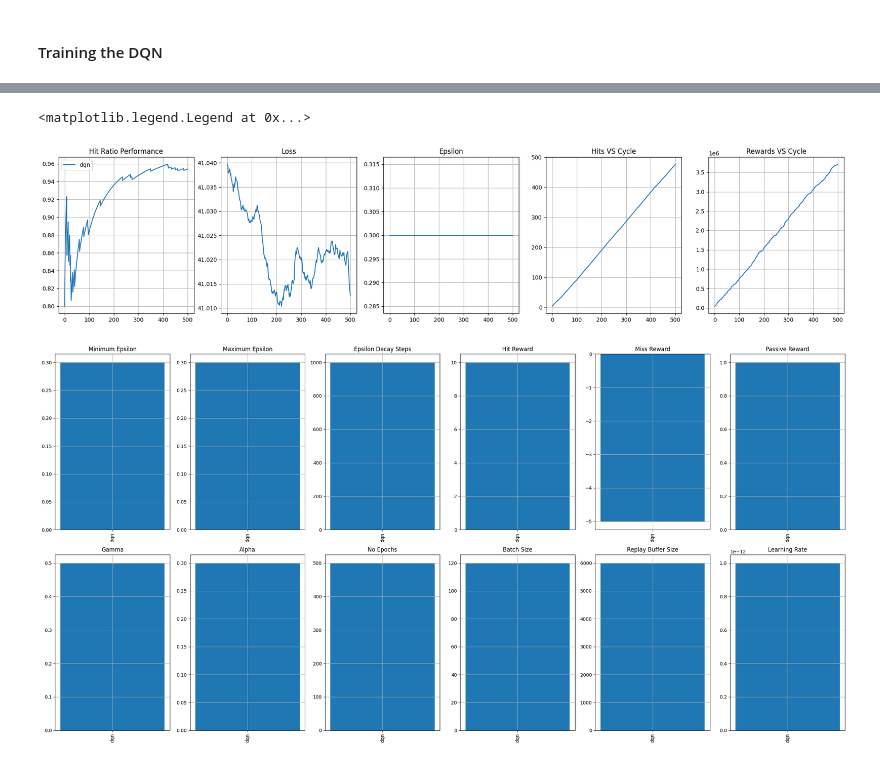
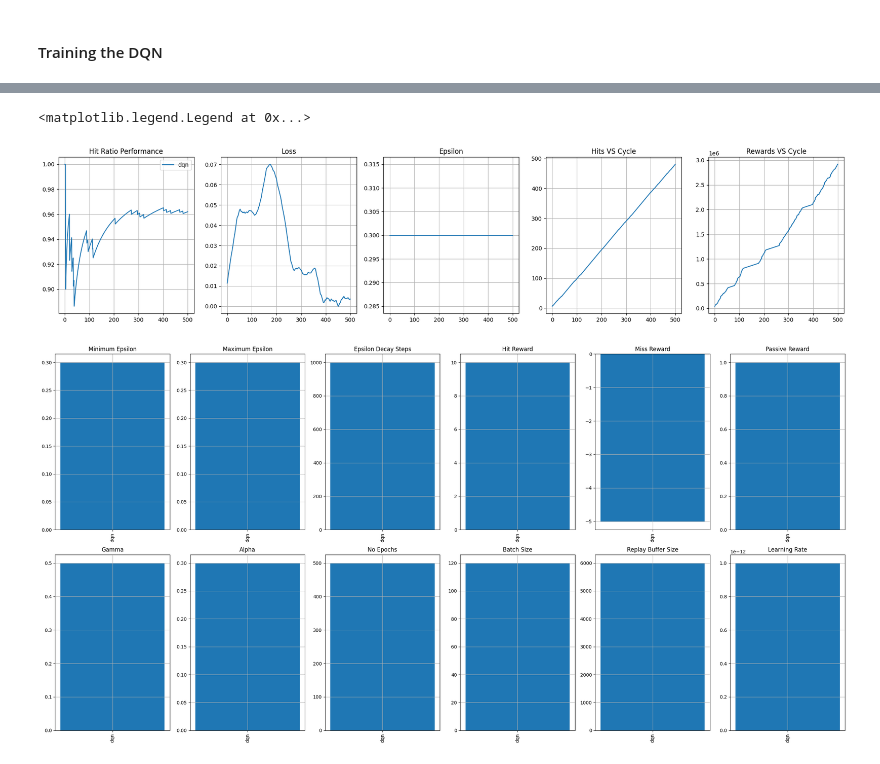
Before and after one commit to emmanuel-olateju/atari_pingpong, a Jupyter notebook: training.ipynb, the cells around one changed output, grey strips where cells are left out. Drawn from its saved outputs; the diff is of its cells as text; code cells hidden in the pictures.

```diff
--- a/training.ipynb
+++ b/training.ipynb
@@ -240,7 +240,7 @@ hits: 468 | no_cycles: 501 | rewards: 380455697.3018283
 # %%
 import matplotlib.pyplot as plt
 
-training_dir = "DQN_training_sessions/"
+training_dir = "artifacts/models/"
 aqn_session = (joblib.load(training_dir+"aqn.sav"))
 
 fig,ax = plt.subplots(1,4,figsize=(16,4))
@@ -550,7 +550,7 @@ checkpoint_model(model_name,Online_DQN,history,"DQN_training_sessions/",model_na
 # %%
 import matplotlib.pyplot as plt
 # %%
-training_dir = "DQN_training_sessions/"
+training_dir = "artifacts/models/"
 training_sessions = []
 sessions_name = []
 files = os.listdir(training_dir)
@@ -562,35 +562,35 @@ for file in files:
     training_sessions.append(joblib.load(training_dir+file))
     sessions_name.append(training_sessions[-1]["name"])
 
 fig,ax = plt.subplots(1,5,figsize=(25,5))
 
 for train in training_sessions:
     window_size = ws = int(no_epochs*0.3)
     weights = np.ones(window_size)/window_size
     loss__ = np.array([loss_.detach().numpy() for loss_ in train["history"]["loss"]])
     loss__ = np.convolve(loss__,weights)
     hits_epoch_slope_ = train["PERFORMANCE"]["hits_epoch_slope"]
     rewards_epoch_slope_ = train["PERFORMANCE"]["rewards_epoch_slope"]
     ax.flatten()[0].plot(np.linspace(0,train["PARAMS"]["no_cycles"],len(train["history"]["hit_ratio"])),train["history"]["hit_ratio"],label=train["name"])
-    ax.flatten()[1].plot(np.linspace(0,train["PARAMS"]["no_cycles"],len(loss__[ws:-1*ws])),loss__[ws:-1*ws])
+    ax.flatten()[1].plot(np.linspace(0,train["PARAMS"]["no_cycles"],len(loss__[ws:-1*ws])),max(loss__[ws:-1*ws])-loss__[ws:-1*ws])
     ax.flatten()[2].plot(np.linspace(0,train["PARAMS"]["no_cycles"],len(train["history"]["epsilon"])),train["history"]["epsilon"])
     ax.flatten()[3].plot(np.linspace(0,train["PARAMS"]["no_cycles"],len(train["history"]["hits"])),train["history"]["hits"],label=f"slope:{hits_epoch_slope_:.2f}")
     ax.flatten()[4].plot(np.linspace(0,train["PARAMS"]["no_cycles"],len(train["history"]["rewards"])),train["history"]["rewards"],label=f"slope:{rewards_epoch_slope_:.2f}")
 
     for i in range(5):
         ax.flatten()[i].grid()
 
     ax.flatten()[0].set_title("Hit Ratio Performance")
     ax.flatten()[1].set_title("Loss")
     ax.flatten()[2].set_title("Epsilon")
     ax.flatten()[3].set_title("Hits VS Cycle")
     ax.flatten()[4].set_title("Rewards VS Cycle")
 ax.flatten()[0].legend()
 # ax.flatten()[3].legend()
 # ax.flatten()[4].legend()
 # %% [output]
 <matplotlib.legend.Legend at 0x...>
-[figure, old version]
+[figure, new version]
 # %%
 fig, ax = plt.subplots(2,6,figsize=(24,12))
 
```
Also changed, not shown: parts of 5 cells of this notebook.
